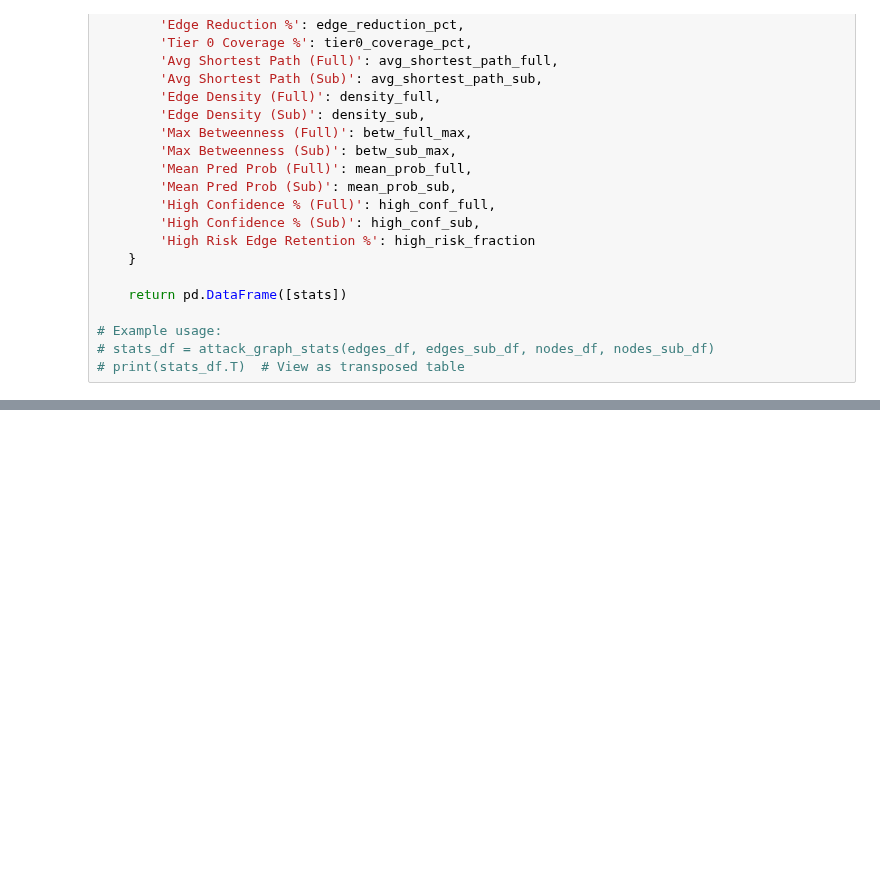
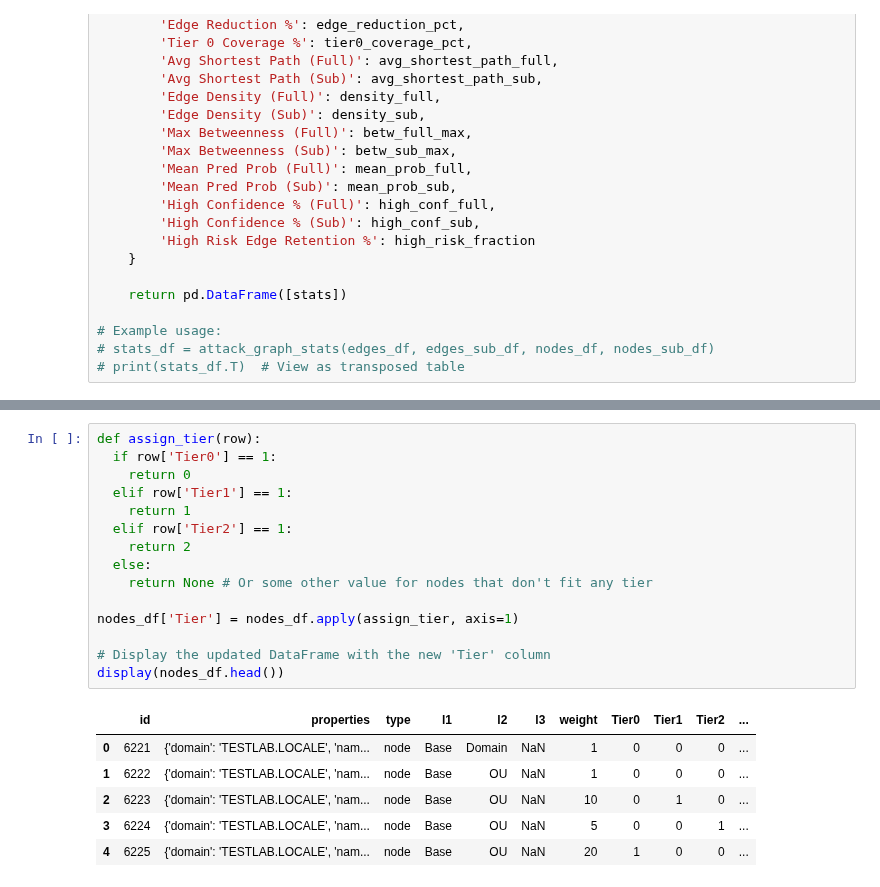
Before and after one commit to markajbell/BH, a Jupyter notebook: GNN.ipynb, the cells around one changed output, grey strips where cells are left out. Saved outputs shown, nothing was run; the diff lists cells and outputs as text; blank space fills up the shorter version.

```diff
--- a/GNN.ipynb
+++ b/GNN.ipynb
@@ -784,0 +860,22 @@ if __name__ == "__main__":
+# %%
+def assign_tier(row):
+  if row['Tier0'] == 1:
+    return 0
+  elif row['Tier1'] == 1:
+    return 1
+  elif row['Tier2'] == 1:
+    return 2
+  else:
+    return None # Or some other value for nodes that don't fit any tier
+
+nodes_df['Tier'] = nodes_df.apply(assign_tier, axis=1)
+
+# Display the updated DataFrame with the new 'Tier' column
+display(nodes_df.head())
+# %% [output]
+|  | id | properties | type | l1 | l2 | l3 | weight | Tier0 | Tier1 | Tier2 | ... |
+| 0 | 6221 | {'domain': 'TESTLAB.LOCALE', 'nam... | node | Base | Domain | NaN | 1 | 0 | 0 | 0 | ... |
+| 1 | 6222 | {'domain': 'TESTLAB.LOCALE', 'nam... | node | Base | OU | NaN | 1 | 0 | 0 | 0 | ... |
+| 2 | 6223 | {'domain': 'TESTLAB.LOCALE', 'nam... | node | Base | OU | NaN | 10 | 0 | 1 | 0 | ... |
+| 3 | 6224 | {'domain': 'TESTLAB.LOCALE', 'nam... | node | Base | OU | NaN | 5 | 0 | 0 | 1 | ... |
+| 4 | 6225 | {'domain': 'TESTLAB.LOCALE', 'nam... | node | Base | OU | NaN | 20 | 1 | 0 | 0 | ... |
```
Also changed, not shown: parts of 4 cells of this notebook.
